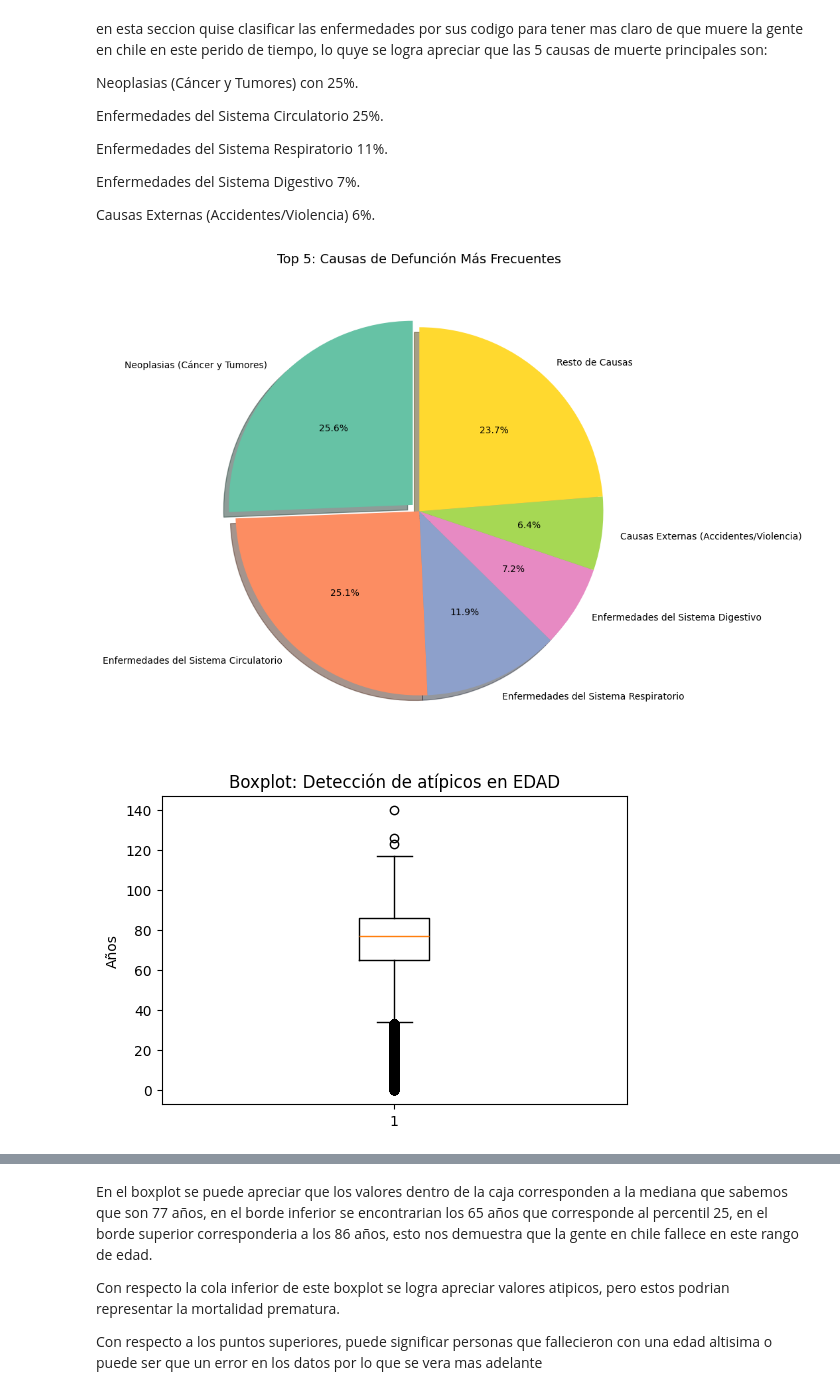
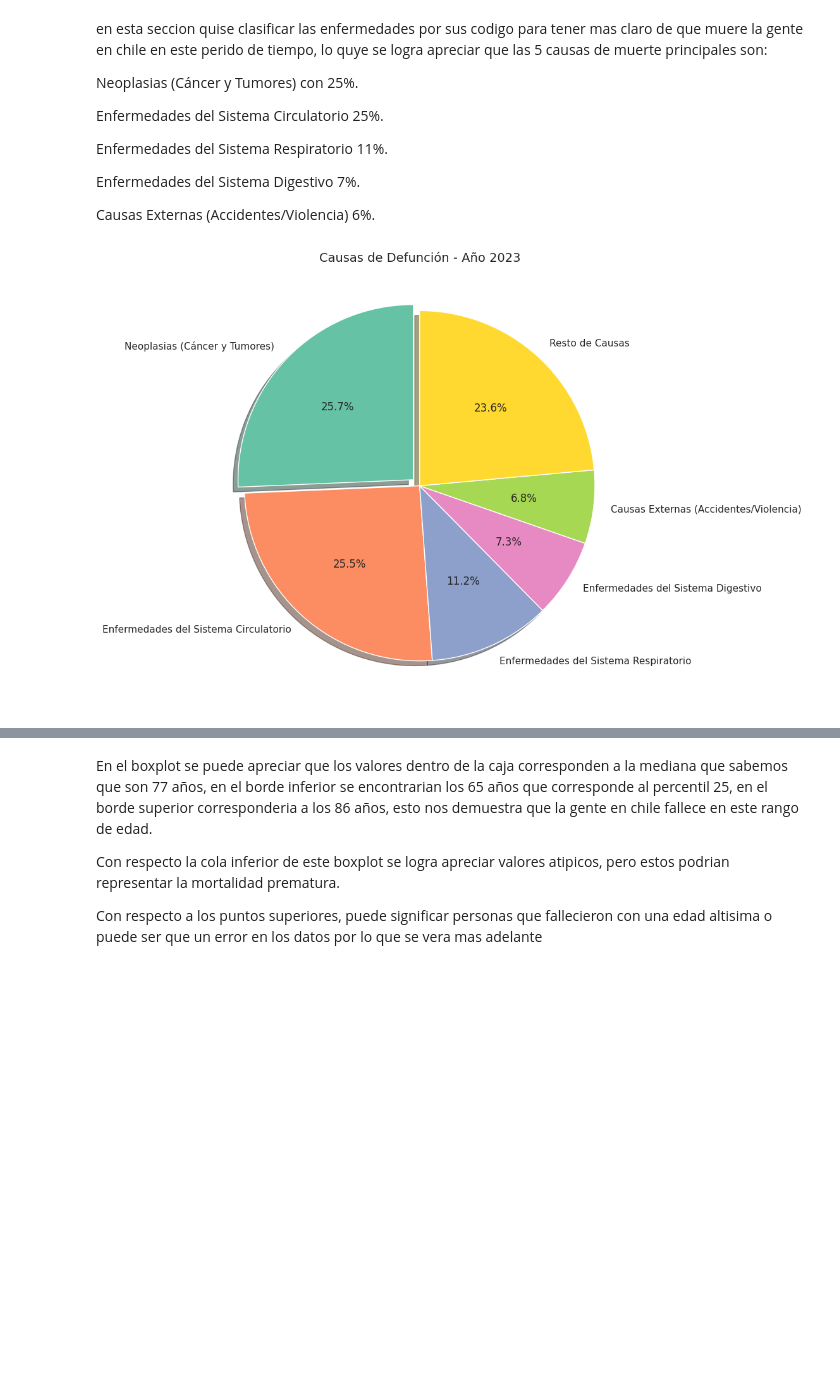
Before and after one commit to Emanuel2234/Causas_muerte_chile_2023_2026, a Jupyter notebook: Causas_de_Defunción_chile_2023_03_2026.ipynb, the cells around one changed output, grey strips where cells are left out. Cells and saved outputs as stored; diff of their text form; code cells hidden in the pictures; blank space fills up the shorter version.

```diff
--- a/Causas_de_Defunción_chile_2023_03_2026.ipynb
+++ b/Causas_de_Defunción_chile_2023_03_2026.ipynb
@@ -91,0 +141,15 @@ le hechamos un pequeño vistazo al contenido del dataset para familiarizarnos co
+# %%
+# lista de columnas a eliminar
+columnas_a_eliminar = ['EDAD_TIPO', 'COD_COMUNA', 'FECHA_DEF']
+
+# eliminación de las columnas
+# axis=1 indica que estamos eliminando columnas, no filas
+# inplace=True aplica los cambios directamente al DataFrame original
+df.drop(columns=columnas_a_eliminar, axis=1, inplace=True, errors='ignore')
+
+# verificamos cómo quedó el DataFrame
+print("Columnas restantes después de la limpieza:")
+print(df.columns.tolist())
+
+# mostramos las primeras filas para confirmar
+df.head()
@@ -321,41 +428,20 @@ Enfermedades del Sistema Digestivo              7%.
 
 Causas Externas (Accidentes/Violencia)          6%.
 # %%
-# EXPLORACIÓN VISUAL
+df_2023 = df[df['AÑO'] == 2023]
 
-# Gráfico de Torta de la Variable Objetivo
-plt.figure(figsize=(9, 9))
+frecuencias = df_2023['Causa_Principal'].value_counts()
+top_5 = frecuencias.nlargest(5)
+resto = pd.Series([frecuencias.iloc[5:].sum()], index=['Resto de Causas'])
+frecuencias_final = pd.concat([top_5, resto])
 
-# Obtenemos todas las frecuencias
-frecuencias_completas = df['Causa_Principal'].value_counts()
-
-# se separa el top 5 de el resto de enfermedades
-top_5 = frecuencias_completas.nlargest(5)
-resto_sumado = pd.Series([frecuencias_completas.iloc[5:].sum()], index=['Resto de Causas'])
-
-# Unimos el Top 5 con la nueva categoría "Resto de Causas"
-frecuencias_final = pd.concat([top_5, resto_sumado])
-# ---------------------------------------------------------
-
-# Destacamos levemente la causa principal (la posición 0)
-explode = [0.05 if i == 0 else 0 for i in range(len(frecuencias_final))]
-
-# Generamos la paleta de colores (necesitamos 6 colores: 5 del top + 1 del resto)
+explode = [0.05 if j == 0 else 0 for j in range(len(frecuencias_final))]
 colores = sns.color_palette('Set2', len(frecuencias_final))
 
-# Generamos el gráfico de torta
+plt.figure(figsize=(9, 9))
 plt.pie(frecuencias_final, labels=frecuencias_final.index, autopct='%1.1f%%',
         explode=explode, shadow=True, startangle=90, colors=colores)
-plt.title('Top 5: Causas de Defunción Más Frecuentes', fontsize=14, pad=20)
+plt.title('Causas de Defunción - Año 2023', fontsize=14)
 plt.show()
-
-# B. Boxplot para detectar atípicos en la edad
-plt.figure(figsize=(6, 4))
-# Usamos dropna() por si quedó algún nulo residual para que no falle el gráfico
-plt.boxplot(list(df['EDAD'].dropna()))
-plt.title('Boxplot: Detección de atípicos en EDAD')
-plt.ylabel('Años')
-plt.show()
 # %% [output]
-[figure, old version]
+[figure, new version]
-[figure, removed]
```
Also changed, not shown: parts of 42 cells of this notebook.
